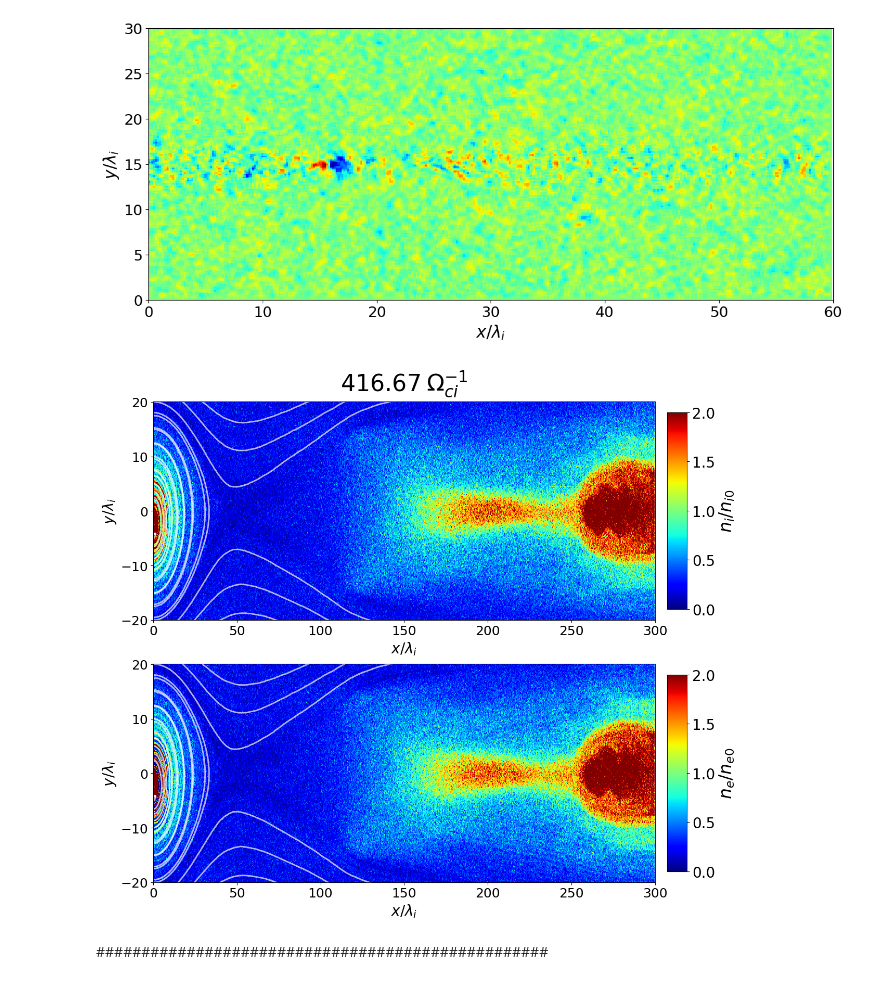
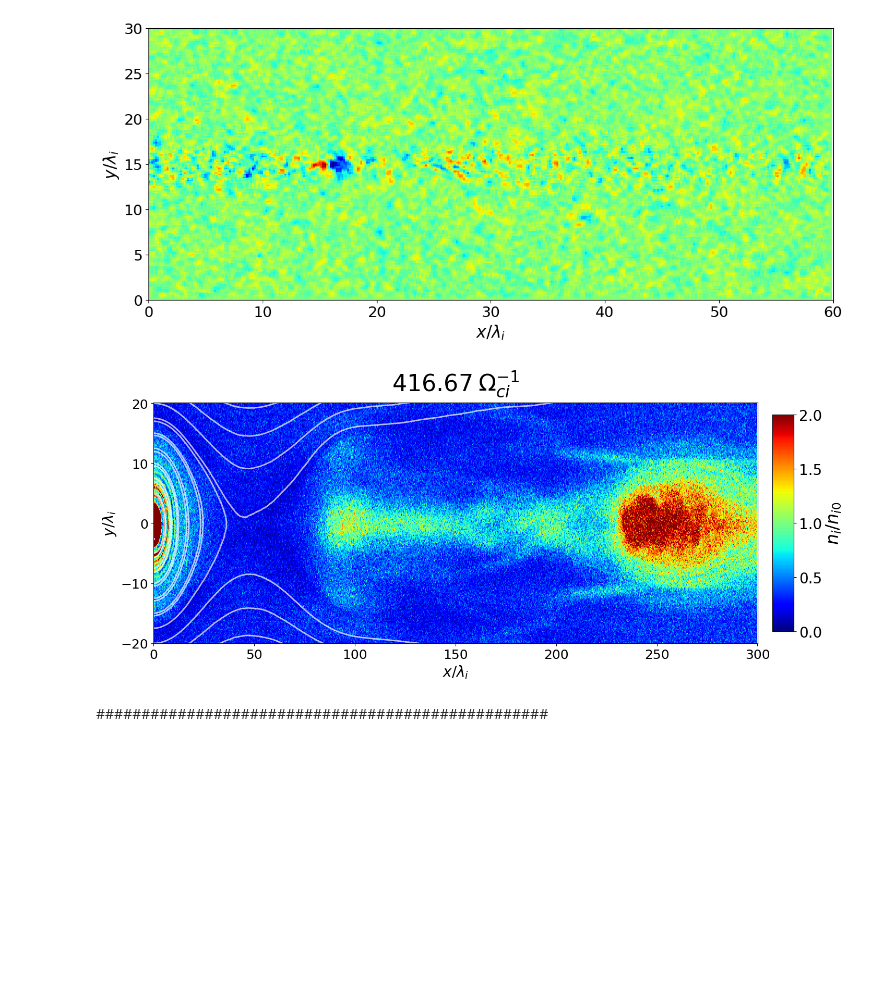
Before and after one commit to keita-akutagawa/pic_cpp_oop, a Jupyter notebook: examples_2D/mr2008_triple/PIC2D_plot_mr2008.ipynb, the cells around one changed output. Cells and saved outputs as stored; diff of their text form; code cells hidden in the pictures; blank space fills up the shorter version.

```diff
--- a/examples_2D/mr2008_triple/PIC2D_plot_mr2008.ipynb
+++ b/examples_2D/mr2008_triple/PIC2D_plot_mr2008.ipynb
@@ -120,64 +148,44 @@ ax.tick_params(labelsize=18)
 # %% [output]
 [figure]
 # %%
-fig = plt.figure(figsize=(15, 12))
-ax1 = fig.add_subplot(211)
-ax2 = fig.add_subplot(212)
+fig = plt.figure(figsize=(18, 6))
+ax1 = fig.add_subplot(111)
 
 interval = 100
 total_steps = 30000
-dirname = "results_mr=50-9_n=2"
+dirname = "results_mr=200-9_n=2"
 
 X, Y = np.meshgrid(x_coordinate, y_coordinate - y_max/2) / ion_inertial_length
 start_y_enlarged = np.arange(-y_max/2/ion_inertial_length+5, y_max/2/ion_inertial_length-5+0.1, 2.5)
 start_points_enlarged = np.array([np.zeros(start_y_enlarged.shape), start_y_enlarged])
 start_y = np.arange(-y_max/2/ion_inertial_length, y_max/2/ion_inertial_length, 5)
 start_points = np.array([np.zeros(start_y.shape), start_y])
 
 for step in range(0, total_steps+1, interval):
     ax1.clear()
-    ax2.clear()
 
     zeroth_moment_ion = np.loadtxt(f'{dirname}/mr2008_zeroth_moment_ion_{step}.txt', delimiter=',').reshape(n_x, n_y)
-    zeroth_moment_electron = np.loadtxt(f'{dirname}/mr2008_zeroth_moment_electron_{step}.txt', delimiter=',').reshape(n_x, n_y)
     B = np.loadtxt(f'{dirname}/mr2008_B_{step}.txt', delimiter=',').reshape(3, n_x, n_y)
 
     if step == 0:
         mappable = ax1.pcolormesh(X, Y, zeroth_moment_ion.T / n_i, cmap='jet', vmin=0.0, vmax=2.0)
         cbar = fig.colorbar(mappable, ax=ax1, pad=0.02, shrink=0.9, aspect=10, ticks=np.arange(0.0, 2.1, 0.5))
         cbar.set_label(r'$n_i / n_{i0}$', fontsize=24)
         cbar.ax.tick_params(labelsize=20)
     else:
         ax1.pcolormesh(X, Y, zeroth_moment_ion.T / n_i, cmap='jet', vmin=0.0, vmax=2.0)
 
     ax1.streamplot(X, Y, B[0, :, :].T, B[1, :, :].T, broken_streamlines=False,
                   start_points=start_points_enlarged.T, color='white', density = 100, linewidth=2, arrowsize=0)
     ax1.set_xlabel('$x / \lambda_i$', fontsize=20)
     ax1.set_ylabel('$y / \lambda_i$', fontsize=20)
     ax1.set_xlim(0.0, x_max/ion_inertial_length+0.1)
     ax1.set_ylim(-20.0, 20.0+0.1)
     ax1.tick_params(labelsize=18)
     ax1.set_yticks([-20.0, -10.0, 0.0, 10.0, 20.0])
     ax1.text(0.5, 1.05, f"{step * dt * omega_ci:.2f}" + r"$ \: \Omega_{ci}^{-1}$", ha='center', transform=ax1.transAxes, fontsize=32)
 
-    if step == 0:
-        mappable = ax2.pcolormesh(X, Y, zeroth_moment_electron.T / n_e, cmap='jet', vmin=0.0, vmax=2.0)
-        cbar = fig.colorbar(mappable, ax=ax2, pad=0.02, shrink=0.9, aspect=10, ticks=np.arange(0.0, 2.1, 0.5))
-        cbar.set_label(r'$n_e / n_{e0}$', fontsize=24)
-        cbar.ax.tick_params(labelsize=20)
-    else:
-        ax2.pcolormesh(X, Y, zeroth_moment_electron.T / n_e, cmap='jet', vmin=0.0, vmax=2.0)
-
-    ax2.streamplot(X, Y, B[0, :, :].T, B[1, :, :].T, broken_streamlines=False,
-                  start_points=start_points_enlarged.T, color='white', density = 100, linewidth=2, arrowsize=0)
-    ax2.set_xlabel('$x / \lambda_i$', fontsize=20)
-    ax2.set_ylabel('$y / \lambda_i$', fontsize=20)
-    ax2.set_xlim(0.0, x_max/ion_inertial_length+0.1)
-    ax2.set_ylim(-20.0, 20.0+0.1)
-    ax2.tick_params(labelsize=18)
-    ax2.set_yticks([-20.0, -10.0, 0.0, 10.0, 20.0])
-
     fig.savefig(f'./pictures/{step}.png', dpi=200)
 # %% [output]
-[figure, old version]
+[figure, new version]
 # %%
```
Also changed, not shown: parts of 2 cells of this notebook.
